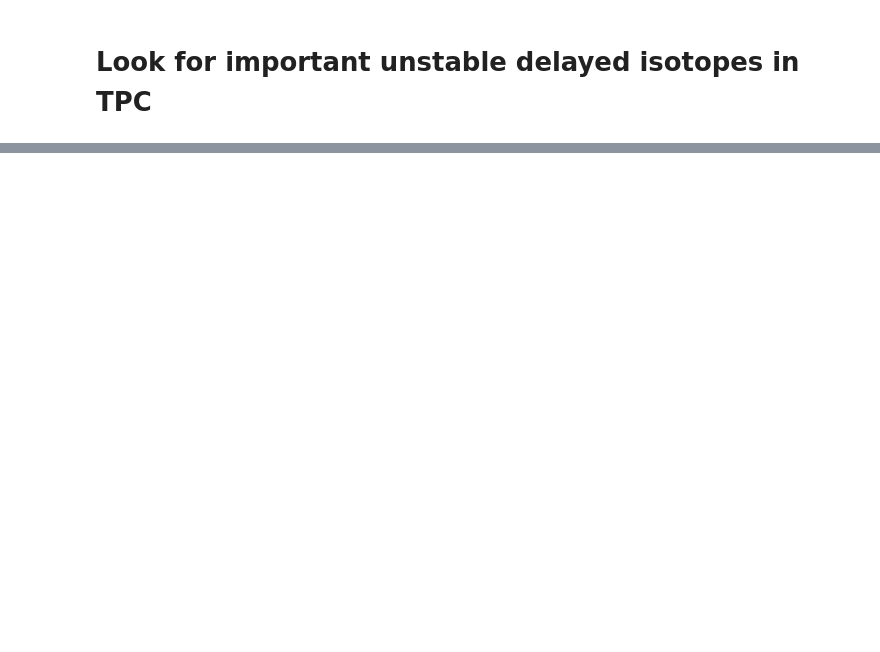
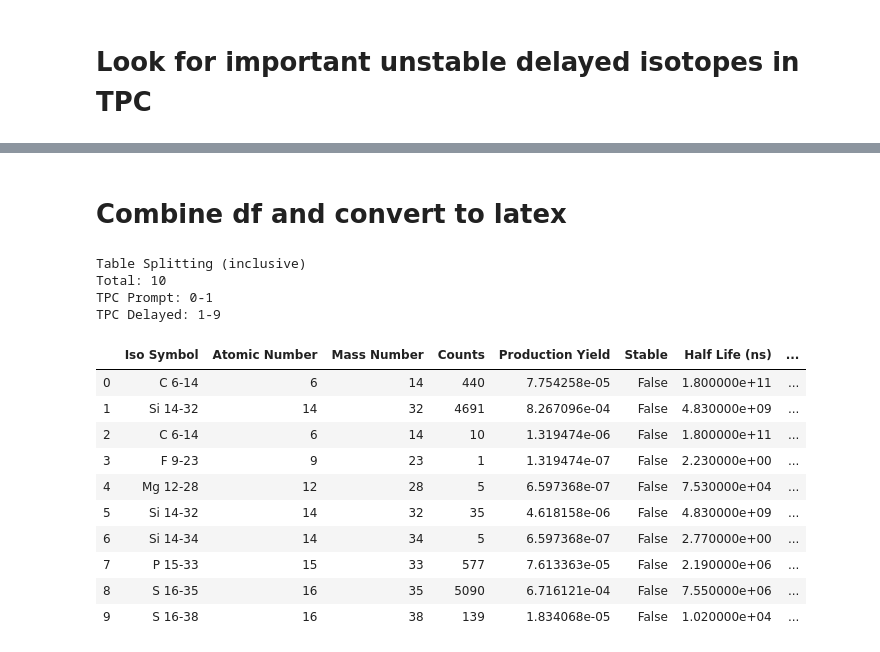
Before and after one commit to TomSB1423/nucleide_data, a Jupyter notebook: vol_counts.ipynb, the cells around one changed output, grey strips where cells are left out. Cells and saved outputs as stored; diff of their text form; code cells hidden in the pictures; blank space fills up the shorter version.

```diff
--- a/vol_counts.ipynb
+++ b/vol_counts.ipynb
@@ -131,0 +263,9 @@ Total Activity (/yr): 69985.48776284038
+# %%
+# Filter with halflife greater than deadtime (lasts long enough)
+important_TPC_prompt = unstable_TPC_prompt[unstable_TPC_prompt["Half Life (ns)"] > 20000000].sort_values("Production (/yr)", ascending=False).reset_index(drop=True)
+# Filter with beta energy ranges
+important_TPC_prompt = important_TPC_prompt[pd.isnull(important_TPC_prompt[beta_col_name]) | (important_TPC_prompt[beta_col_name] == True)]
+
+print(f"Number of isotopes in range: {len(important_TPC_prompt)}")
+print(f"Total Production (/yr): {important_TPC_prompt['Production (/yr)'].sum()}")
+important_TPC_prompt
@@ -284,0 +366,25 @@ unstable_TPC_delayed[(unstable_TPC_delayed["Avr Gamma Decay"] > 200) & (unstable
+# %% [markdown]
+# Combine df and convert to latex
+# %%
+print("Table Splitting (inclusive)")
+important_combined = pd.concat([important_TPC_prompt.sort_values("Atomic Number"), important_TPC_delayed.sort_values("Atomic Number")]).reset_index(drop=True)
+print(f"Total: {len(important_combined)}")
+print(f"TPC Prompt: 0-{len(important_TPC_prompt)-1}")
+print(f"TPC Delayed: {len(important_TPC_prompt)-1}-{len(important_TPC_prompt) + len(important_TPC_delayed)-1}")
+important_combined
+# %% [output]
+Table Splitting (inclusive)
+Total: 10
+TPC Prompt: 0-1
+TPC Delayed: 1-9
+|  | Iso Symbol | Atomic Number | Mass Number | Counts | Production Yield | Stable | Half Life (ns) | ... |
+| 0 | C 6-14 | 6 | 14 | 440 | 7.754258e-05 | False | 1.800000e+11 | ... |
+| 1 | Si 14-32 | 14 | 32 | 4691 | 8.267096e-04 | False | 4.830000e+09 | ... |
+| 2 | C 6-14 | 6 | 14 | 10 | 1.319474e-06 | False | 1.800000e+11 | ... |
+| 3 | F 9-23 | 9 | 23 | 1 | 1.319474e-07 | False | 2.230000e+00 | ... |
+| 4 | Mg 12-28 | 12 | 28 | 5 | 6.597368e-07 | False | 7.530000e+04 | ... |
+| 5 | Si 14-32 | 14 | 32 | 35 | 4.618158e-06 | False | 4.830000e+09 | ... |
+| 6 | Si 14-34 | 14 | 34 | 5 | 6.597368e-07 | False | 2.770000e+00 | ... |
+| 7 | P 15-33 | 15 | 33 | 577 | 7.613363e-05 | False | 2.190000e+06 | ... |
+| 8 | S 16-35 | 16 | 35 | 5090 | 6.716121e-04 | False | 7.550000e+06 | ... |
+| 9 | S 16-38 | 16 | 38 | 139 | 1.834068e-05 | False | 1.020000e+04 | ... |
```
Also changed, not shown: parts of 55 cells of this notebook, 6 other files.
